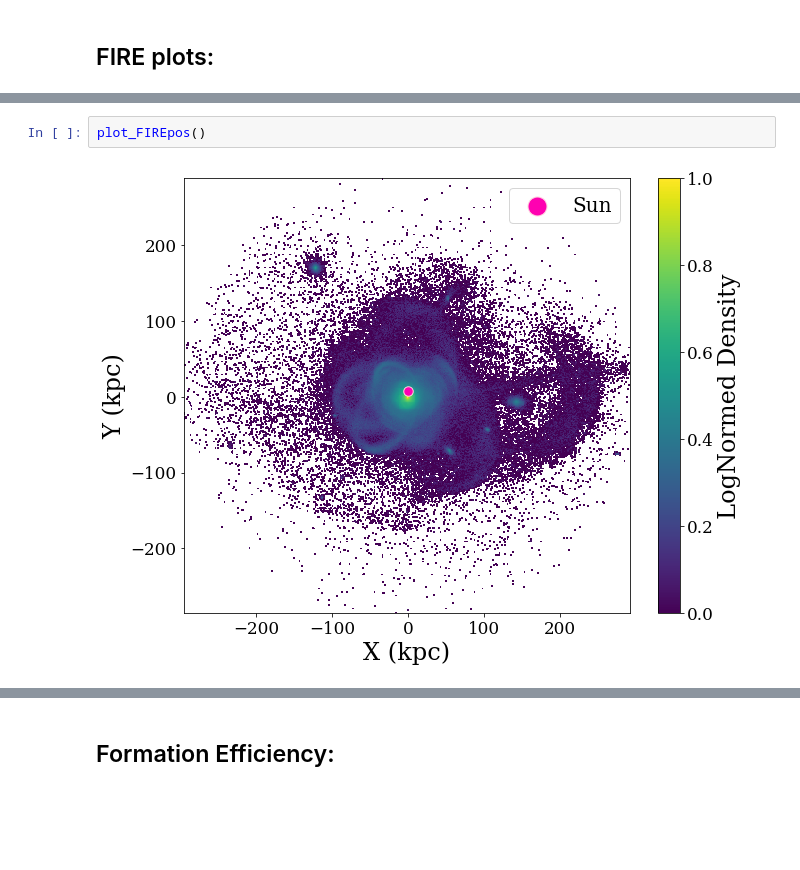
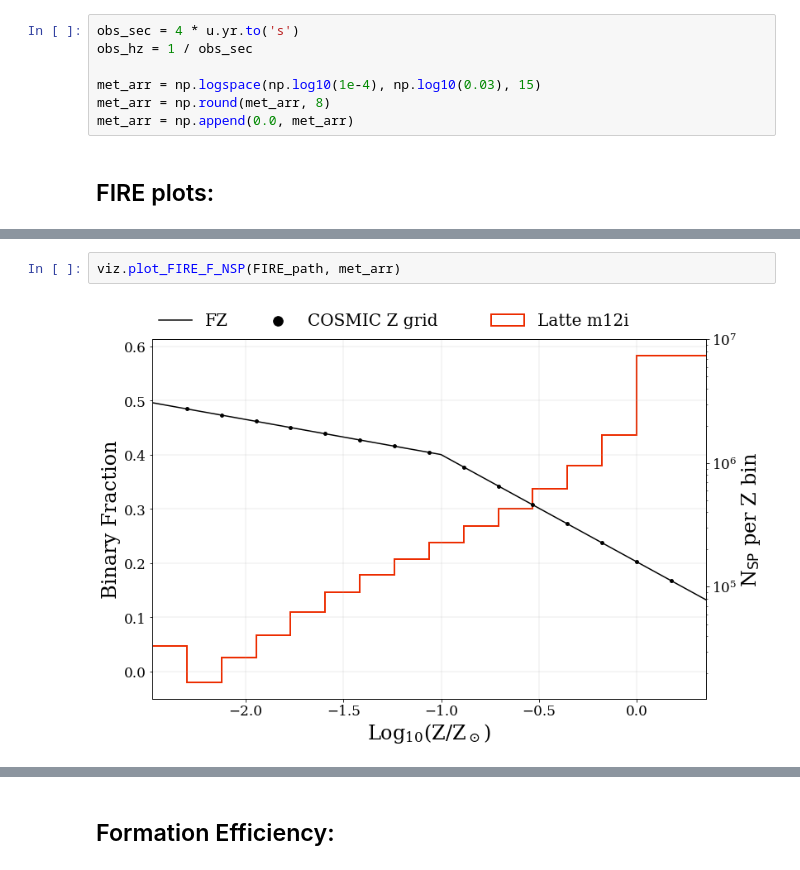
Before and after one commit to sarahthiele/DAWDLE, a Jupyter notebook: visualization.ipynb, the cells around one changed output, grey strips where cells are left out. Cells and saved outputs as stored; diff of their text form; blank space fills up the shorter version.

```diff
--- a/visualization.ipynb
+++ b/visualization.ipynb
@@ -21,2 +24,9 @@ obs_hz = 1 / obs_sec
+# %%
+obs_sec = 4 * u.yr.to('s')
+obs_hz = 1 / obs_sec
+
+met_arr = np.logspace(np.log10(1e-4), np.log10(0.03), 15)
+met_arr = np.round(met_arr, 8)
+met_arr = np.append(0.0, met_arr)
 # %% [markdown]
 ## FIRE plots:
@@ -31,4 +33,4 @@ plot_FIRE_F_mass()
-# %%
-plot_FIREpos()
-# %% [output]
-[figure, removed]
+# %%
+viz.plot_FIRE_F_NSP(FIRE_path, met_arr)
+# %% [output]
+[figure, added]
```
Also changed, not shown: parts of 31 cells of this notebook, 10 other files.
